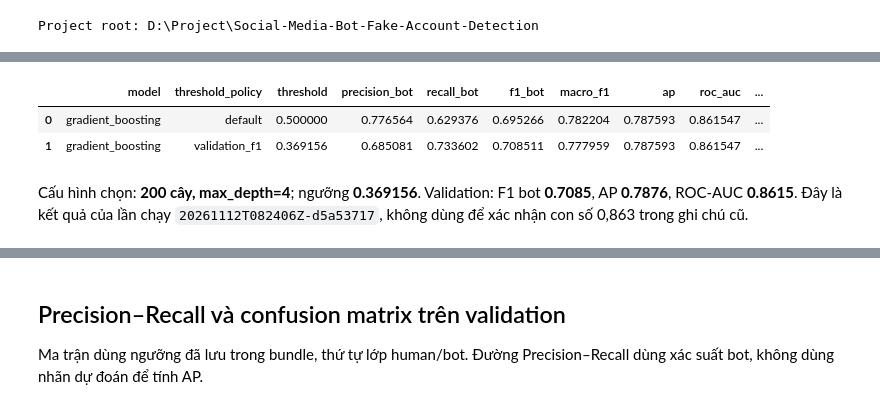
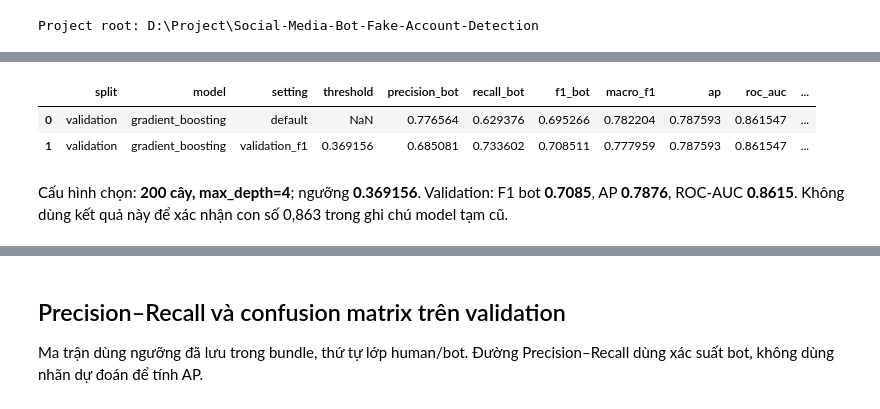
Before and after one commit to nbatho/Social-Media-Bot-Fake-Account-Detection, a Jupyter notebook: notebooks/03_supervised_baseline.ipynb, the cells around one changed output, grey strips where cells are left out. Cells and saved outputs as stored; diff of their text form; code cells hidden in the pictures.

```diff
--- a/notebooks/03_supervised_baseline.ipynb
+++ b/notebooks/03_supervised_baseline.ipynb
@@ -41,8 +40,16 @@ Median imputer nằm trong pipeline và chỉ fit trên train. Mô hình cây kh
 # %%
-display(pd.DataFrame(GRADIENT_BOOSTING_CANDIDATES))
-run = run_supervised()
-search, results, manifest = run["search"], run["results"], run["manifest"]
-print("Run:", manifest["run_id"])
-print("Train / validation:", manifest["provenance"]["train_rows"], "/", manifest["provenance"]["validation_rows"])
-display(search.sort_values("ap", ascending=False, kind="stable").round(6))
+train, validation, _ = split_features(build_features(load_profiles()))
+gb, gb_config, gb_search = search(
+    train_gradient_boosting,
+    {"n_estimators": [100, 200], "max_depth": [2, 3, 4]},
+    train, validation,
+)
+display(gb_search.round(4))
+save_model("gradient_boosting", gb, gb_config,
+           select_threshold(validation["label"], bot_scores(gb, validation)))
+
+REPORTS_DIR.mkdir(parents=True, exist_ok=True)
+gb_search.to_csv(REPORTS_DIR / "supervised_validation_search.csv", index=False)
+results = compare_models({"gradient_boosting": load_model("gradient_boosting")}, validation, "validation")
+results.to_csv(REPORTS_DIR / "supervised_validation_metrics.csv", index=False)
 # %% [output]
@@ -69,18 +67,15 @@ Báo cáo tách riêng ngưỡng mặc định 0,5 và ngưỡng F1 chọn trên
 # %%
-columns = ["model", "threshold_policy", "threshold", "precision_bot", "recall_bot",
-           "f1_bot", "macro_f1", "ap", "roc_auc", "accuracy", "fit_seconds", "score_seconds"]
-display(results[columns].round(6))
-chosen = results[(results["model"] == "gradient_boosting") & (results["threshold_policy"] == "validation_f1")].iloc[0]
-config = manifest["models"]["gradient_boosting"]["config"]
+display(results.round(6))
+chosen = results[results["setting"].eq("validation_f1")].iloc[0]
 display(Markdown(
-    f"Cấu hình chọn: **{config['n_estimators']} cây, max_depth={config['max_depth']}**; "
+    f"Cấu hình chọn: **{gb_config['n_estimators']} cây, max_depth={gb_config['max_depth']}**; "
     f"ngưỡng **{chosen['threshold']:.6f}**. "
     f"Validation: F1 bot **{chosen['f1_bot']:.4f}**, AP **{chosen['ap']:.4f}**, "
-    f"ROC-AUC **{chosen['roc_auc']:.4f}**. Đây là kết quả của lần chạy `{manifest['run_id']}`, "
-    "không dùng để xác nhận con số 0,863 trong ghi chú cũ."
+    f"ROC-AUC **{chosen['roc_auc']:.4f}**. "
+    "Không dùng kết quả này để xác nhận con số 0,863 trong ghi chú model tạm cũ."
 ))
 # %% [output]
-|  | model | threshold_policy | threshold | precision_bot | recall_bot | f1_bot | macro_f1 | ap | roc_auc | ... |
-| 0 | gradient_boosting | default | 0.500000 | 0.776564 | 0.629376 | 0.695266 | 0.782204 | 0.787593 | 0.861547 | ... |
-| 1 | gradient_boosting | validation_f1 | 0.369156 | 0.685081 | 0.733602 | 0.708511 | 0.777959 | 0.787593 | 0.861547 | ... |
+|  | split | model | setting | threshold | precision_bot | recall_bot | f1_bot | macro_f1 | ap | roc_auc | ... |
+| 0 | validation | gradient_boosting | default | NaN | 0.776564 | 0.629376 | 0.695266 | 0.782204 | 0.787593 | 0.861547 | ... |
+| 1 | validation | gradient_boosting | validation_f1 | 0.369156 | 0.685081 | 0.733602 | 0.708511 | 0.777959 | 0.787593 | 0.861547 | ... |
-Cấu hình chọn: **200 cây, max_depth=4**; ngưỡng **0.369156**. Validation: F1 bot **0.7085**, AP **0.7876**, ROC-AUC **0.8615**. Đây là kết quả của lần chạy `20261112T082406Z-d5a53717`, không dùng để xác nhận con số 0,863 trong ghi chú cũ.
+Cấu hình chọn: **200 cây, max_depth=4**; ngưỡng **0.369156**. Validation: F1 bot **0.7085**, AP **0.7876**, ROC-AUC **0.8615**. Không dùng kết quả này để xác nhận con số 0,863 trong ghi chú model tạm cũ.
```
Also changed, not shown: parts of 9 cells of this notebook.
